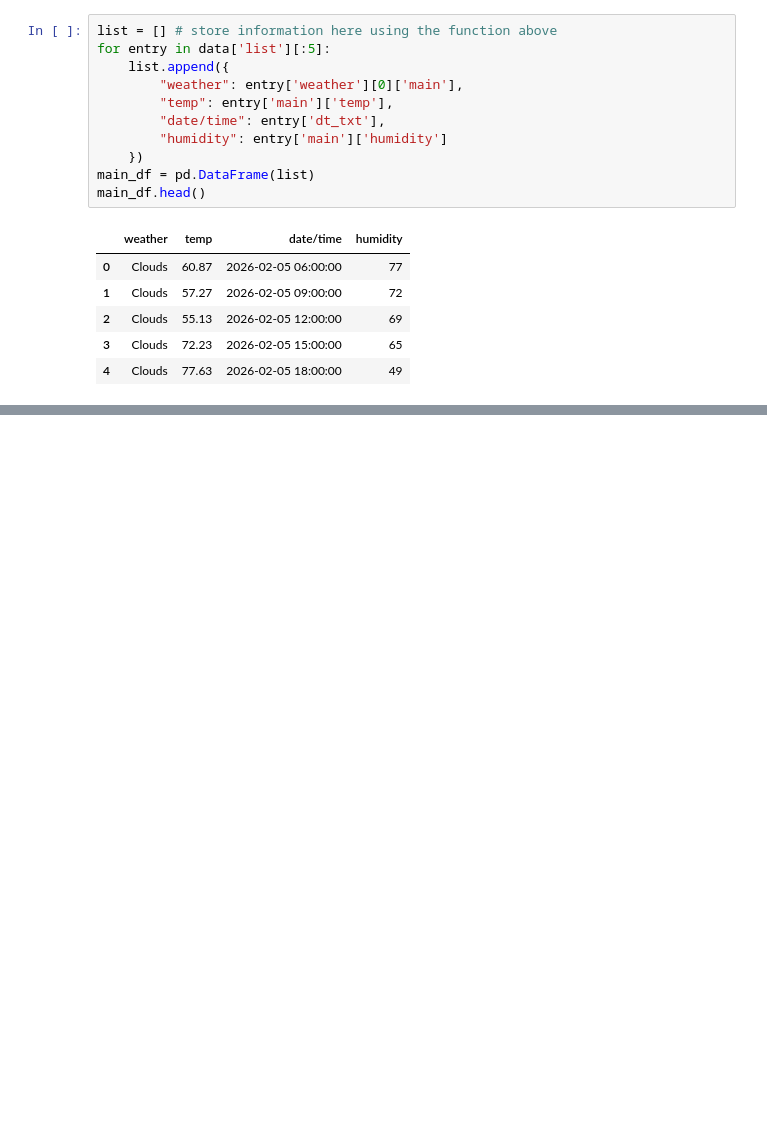
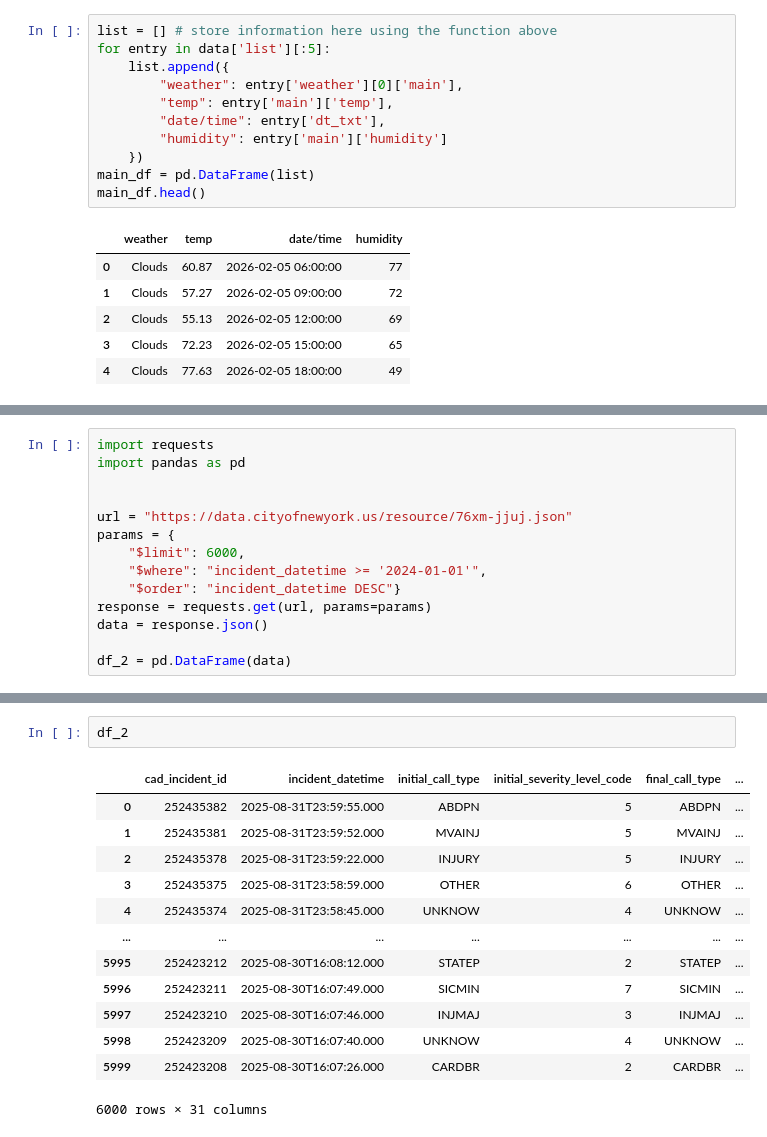
Before and after one commit to aetabid/practice_final, a Jupyter notebook: src/explore.ipynb, the cells around one changed output, grey strips where cells are left out. Saved outputs shown, nothing was run; the diff lists cells and outputs as text; blank space fills up the shorter version.

```diff
--- a/src/explore.ipynb
+++ b/src/explore.ipynb
@@ -171,0 +272,14 @@ main_df.head()
+# %%
+import requests
+import pandas as pd
+
+
+url = "https://data.cityofnewyork.us/resource/76xm-jjuj.json"
+params = {
+    "$limit": 6000,
+    "$where": "incident_datetime >= '2024-01-01'",
+    "$order": "incident_datetime DESC"}
+response = requests.get(url, params=params)
+data = response.json()
+
+df_2 = pd.DataFrame(data)
@@ -171,0 +306,16 @@ main_df.head()
+# %%
+df_2
+# %% [output]
+|  | cad_incident_id | incident_datetime | initial_call_type | initial_severity_level_code | final_call_type | ... |
+| 0 | 252435382 | 2025-08-31T23:59:55.000 | ABDPN | 5 | ABDPN | ... |
+| 1 | 252435381 | 2025-08-31T23:59:52.000 | MVAINJ | 5 | MVAINJ | ... |
+| 2 | 252435378 | 2025-08-31T23:59:22.000 | INJURY | 5 | INJURY | ... |
+| 3 | 252435375 | 2025-08-31T23:58:59.000 | OTHER | 6 | OTHER | ... |
+| 4 | 252435374 | 2025-08-31T23:58:45.000 | UNKNOW | 4 | UNKNOW | ... |
+| ... | ... | ... | ... | ... | ... | ... |
+| 5995 | 252423212 | 2025-08-30T16:08:12.000 | STATEP | 2 | STATEP | ... |
+| 5996 | 252423211 | 2025-08-30T16:07:49.000 | SICMIN | 7 | SICMIN | ... |
+| 5997 | 252423210 | 2025-08-30T16:07:46.000 | INJMAJ | 3 | INJMAJ | ... |
+| 5998 | 252423209 | 2025-08-30T16:07:40.000 | UNKNOW | 4 | UNKNOW | ... |
+| 5999 | 252423208 | 2025-08-30T16:07:26.000 | CARDBR | 2 | CARDBR | ... |
+6000 rows × 31 columns
```
Also changed, not shown: parts of 14 cells of this notebook.
